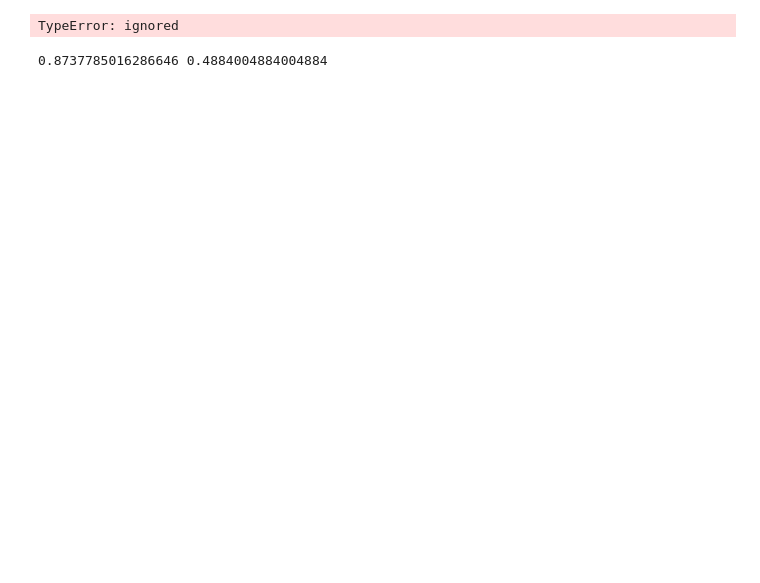
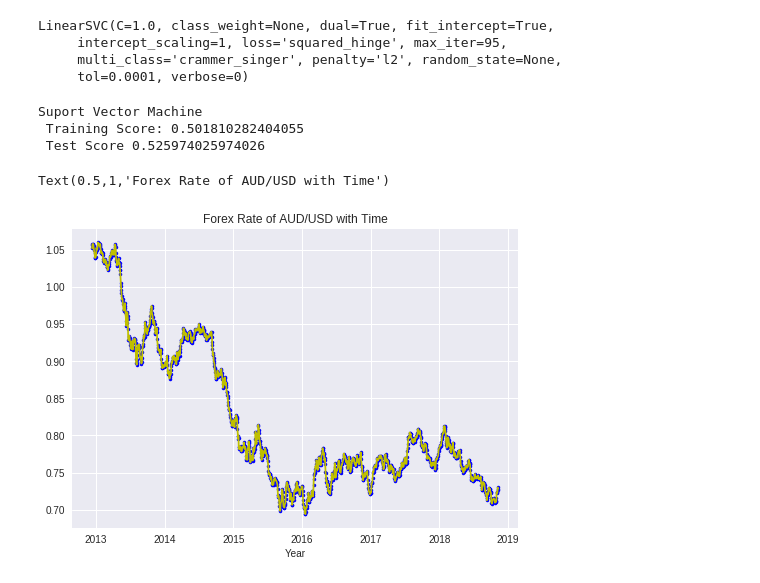
Before and after one commit to IrfanKhalid/ForexExchangePrediction, a Jupyter notebook: ForexExchange.ipynb, the cells around one changed output. Saved outputs shown, nothing was run; the diff lists cells and outputs as text; code cells hidden in the pictures; blank space fills up the shorter version.

```diff
--- a/ForexExchange.ipynb
+++ b/ForexExchange.ipynb
@@ -157,12 +124,0 @@ print (Model.score( X_train , Y_train ) , Model.score( X_test , Y_test ))
-# %%
-from sklearn.model_selection import cross_val_score
-from sklearn.tree import DecisionTreeClassifier
-
-
-DecisionTree = RandomForestClassifier(random_state=0)
-DecisionTree.fit(X=X_train, y=Y_train)
-
-
-DecisionTree.score(X=X_test, y=Y_test)
-# %% [output]
-TypeError: ignored
@@ -172,5 +125,30 @@ TypeError: ignored
-# %%
-#print (model.score( X_train , Y_train ) , model.score( X_test , Y_test ))
-print (Model.score( X_train , Y_train ) , Model.score( X_test , Y_test ))
-# %% [output]
-0.8737785016286646 0.4884004884004884
+# %%
+model = svm.LinearSVC(max_iter=95,multi_class='crammer_singer')
+model.fit(X_train , Y_train)
+# %% [output]
+LinearSVC(C=1.0, class_weight=None, dual=True, fit_intercept=True,
+     intercept_scaling=1, loss='squared_hinge', max_iter=95,
+     multi_class='crammer_singer', penalty='l2', random_state=None,
+     tol=0.0001, verbose=0)
+# %%
+print ("Suport Vector Machine \n Training Score:",model.score( X_train , Y_train ),"\n Test Score" , model.score( X_test , Y_test ))
+# %% [output]
+Suport Vector Machine
+ Training Score: 0.501810282404055
+ Test Score 0.525974025974026
+# %%
+# Simple Moving Average
+
+Long_rolling=Forex.rolling(window=200).mean()
+Long_rolling=short_rolling[['High']]
+plt.plot(Long_rolling,'.b')
+
+short_rolling = Forex.rolling(window=2).mean()
+short_rolling=short_rolling[['High']]
+plt.plot(short_rolling,'-y',)
+
+plt.xlabel('Year', fontsize=10);
+plt.title('Forex Rate of AUD/USD with Time')
+# %% [output]
+Text(0.5,1,'Forex Rate of AUD/USD with Time')
+[figure, added]
```
Also changed, not shown: parts of 25 cells of this notebook.
